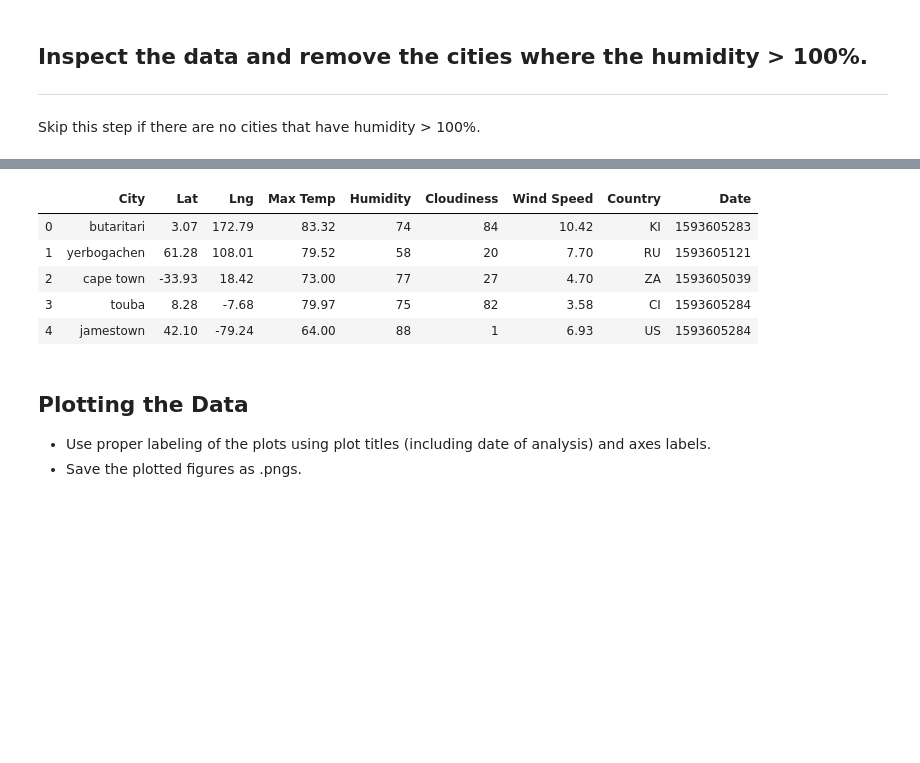
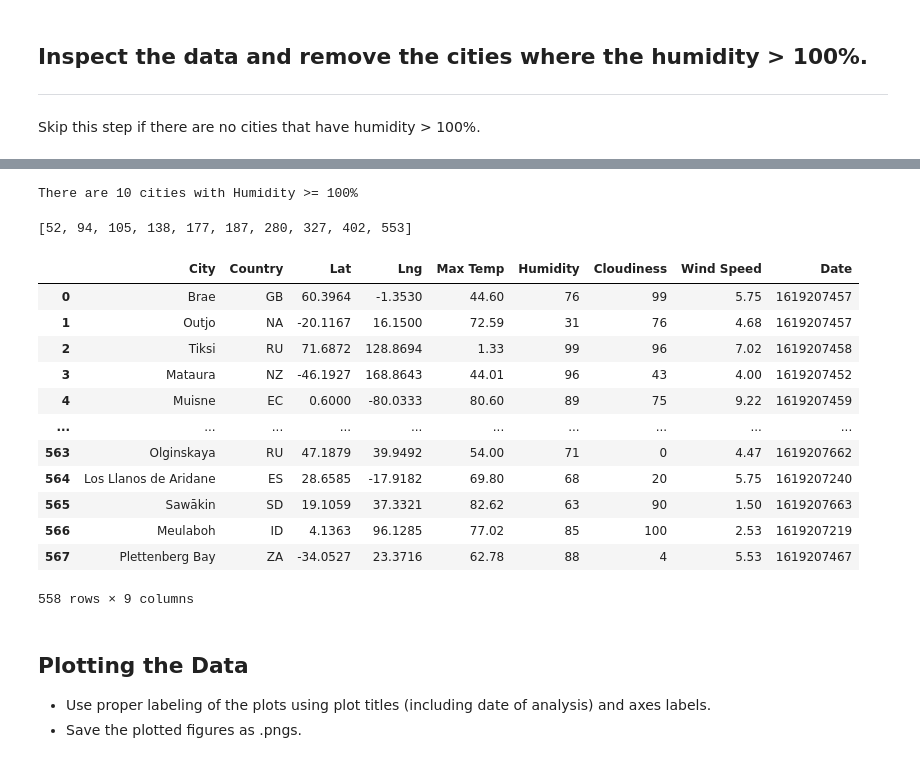
Before and after one commit to sustainedtang/python-api-challenge, a Jupyter notebook: WeatherPy/WeatherPy.ipynb, the cells around one changed output, grey strips where cells are left out. Cells and saved outputs as stored; diff of their text form; code cells hidden in the pictures; blank space fills up the shorter version.

```diff
--- a/WeatherPy/WeatherPy.ipynb
+++ b/WeatherPy/WeatherPy.ipynb
@@ -35,13 +35,14 @@ lat_lngs = []
 cities = []
 
 # Create a set of random lat and lng combinations
-lats = np.random.uniform(lat_range[0], lat_range[1], size=1169)
-lngs = np.random.uniform(lng_range[0], lng_range[1], size=1169)
+lats = np.random.uniform(lat_range[0], lat_range[1], size=1500)
+lngs = np.random.uniform(lng_range[0], lng_range[1], size=1500)
 lat_lngs = zip(lats, lngs)
 
 # Identify nearest city for each lat, lng combination
 for lat_lng in lat_lngs:
     city = citipy.nearest_city(lat_lng[0], lat_lng[1]).city_name
+
 
     # If the city is unique, then add it to a our cities list
     if city not in cities:
@@ -49,4 +50,5 @@ for lat_lng in lat_lngs:
 
 # Print the city count to confirm sufficient count
 len(cities)
+print(cities[1])
 # %% [output]
@@ -123,0 +139,15 @@ for city in cities:
+# %%
+#Create DataFrame
+weather_dict = {
+    "City" : city_name,
+    "Country" : country,
+    "Lat" : lats,
+    "Lng" : lngs,
+    "Max Temp" : max_temp,
+    "Humidity" : humidity,
+    "Cloudiness": cloudiness,
+    "Wind Speed": wind_speed,
+    "Date": dates,
+    }
+weather_data = pd.DataFrame(weather_dict)
+weather_data.head(None)
@@ -143,13 +196,33 @@ Int64Index([], dtype='int64')
+# %%
+#Longer alternative method to filtering data.
+#  Get the indices of cities that have humidity over 100%.
+humid_cities = weather_data[weather_data['Humidity'] >= 100]
+print(f'There are {len(humid_cities)} cities with Humidity >= 100%')
+humid_cities.head(None)
+humidlist = humid_cities.index.tolist()
+humidlist
+# %% [output]
+There are 10 cities with Humidity >= 100%
+[52, 94, 105, 138, 177, 187, 280, 327, 402, 553]
 # %%
 # Make a new DataFrame equal to the city data to drop all humidity outliers by index.
+clean_city_data = weather_data.drop(humidlist)
+clean_city_data.head(None)
 # Passing "inplace=False" will make a copy of the city_data DataFrame, which we call "clean_city_data".
 # %% [output]
-|  | City | Lat | Lng | Max Temp | Humidity | Cloudiness | Wind Speed | Country | Date |
-| 0 | butaritari | 3.07 | 172.79 | 83.32 | 74 | 84 | 10.42 | KI | 1593605283 |
-| 1 | yerbogachen | 61.28 | 108.01 | 79.52 | 58 | 20 | 7.70 | RU | 1593605121 |
-| 2 | cape town | -33.93 | 18.42 | 73.00 | 77 | 27 | 4.70 | ZA | 1593605039 |
-| 3 | touba | 8.28 | -7.68 | 79.97 | 75 | 82 | 3.58 | CI | 1593605284 |
-| 4 | jamestown | 42.10 | -79.24 | 64.00 | 88 | 1 | 6.93 | US | 1593605284 |
+|  | City | Country | Lat | Lng | Max Temp | Humidity | Cloudiness | Wind Speed | Date |
+| 0 | Brae | GB | 60.3964 | -1.3530 | 44.60 | 76 | 99 | 5.75 | 1619207457 |
+| 1 | Outjo | NA | -20.1167 | 16.1500 | 72.59 | 31 | 76 | 4.68 | 1619207457 |
+| 2 | Tiksi | RU | 71.6872 | 128.8694 | 1.33 | 99 | 96 | 7.02 | 1619207458 |
+| 3 | Mataura | NZ | -46.1927 | 168.8643 | 44.01 | 96 | 43 | 4.00 | 1619207452 |
+| 4 | Muisne | EC | 0.6000 | -80.0333 | 80.60 | 89 | 75 | 9.22 | 1619207459 |
+| ... | ... | ... | ... | ... | ... | ... | ... | ... | ... |
+| 563 | Olginskaya | RU | 47.1879 | 39.9492 | 54.00 | 71 | 0 | 4.47 | 1619207662 |
+| 564 | Los Llanos de Aridane | ES | 28.6585 | -17.9182 | 69.80 | 68 | 20 | 5.75 | 1619207240 |
+| 565 | Sawākin | SD | 19.1059 | 37.3321 | 82.62 | 63 | 90 | 1.50 | 1619207663 |
+| 566 | Meulaboh | ID | 4.1363 | 96.1285 | 77.02 | 85 | 100 | 2.53 | 1619207219 |
+| 567 | Plettenberg Bay | ZA | -34.0527 | 23.3716 | 62.78 | 88 | 4 | 5.53 | 1619207467 |
+558 rows × 9 columns
 # %% [markdown]
 ## Plotting the Data
 * Use proper labeling of the plots using plot titles (including date of analysis) and axes labels.
```
Also changed, not shown: parts of 26 cells of this notebook, 1 other file.
